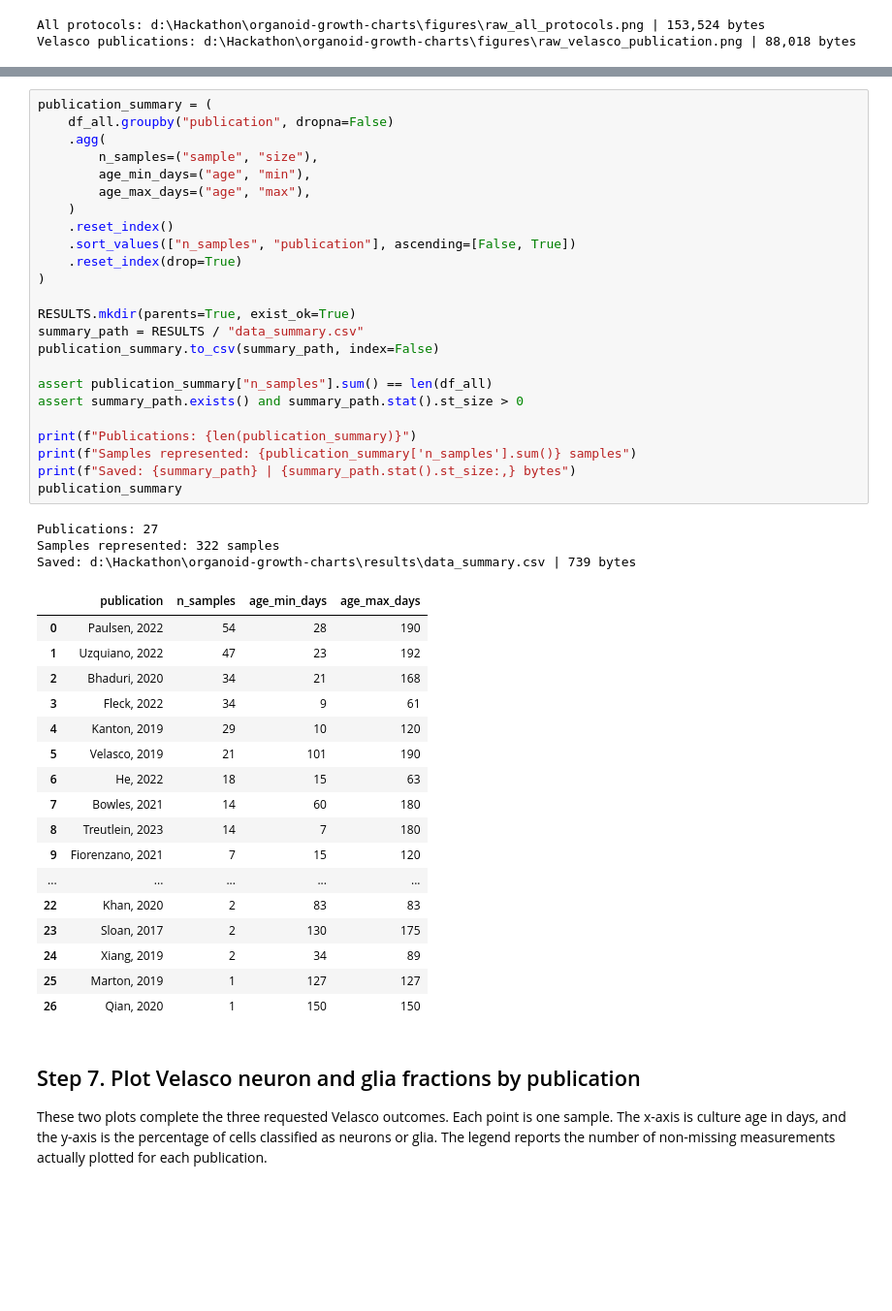
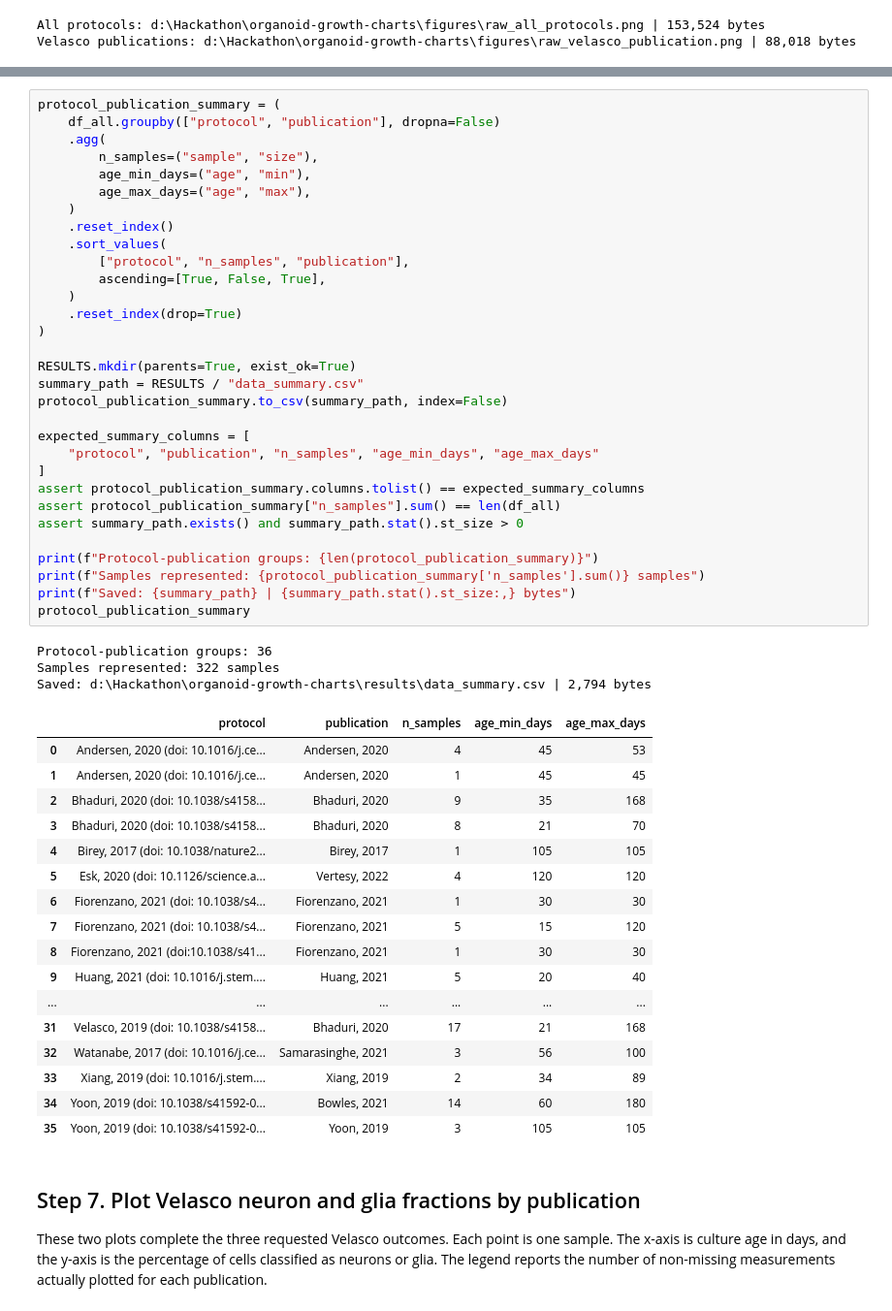
Before and after one commit to Liberty23513/organoid-growth-charts, a Jupyter notebook: notebooks/01_raw_plots.ipynb, the cells around one changed output, grey strips where cells are left out. Shown at 97% size. Cells and saved outputs as stored; diff of their text form; blank space fills up the shorter version.

Commit message:
Update A1 summary by protocol and publication

```diff
--- a/notebooks/01_raw_plots.ipynb
+++ b/notebooks/01_raw_plots.ipynb
@@ -207,48 +207,55 @@ This descriptive table uses all 322 samples. For each publication, it records th
 # %%
-publication_summary = (
-    df_all.groupby("publication", dropna=False)
+protocol_publication_summary = (
+    df_all.groupby(["protocol", "publication"], dropna=False)
     .agg(
         n_samples=("sample", "size"),
         age_min_days=("age", "min"),
         age_max_days=("age", "max"),
     )
     .reset_index()
-    .sort_values(["n_samples", "publication"], ascending=[False, True])
+    .sort_values(
+        ["protocol", "n_samples", "publication"],
+        ascending=[True, False, True],
+    )
     .reset_index(drop=True)
 )
 
 RESULTS.mkdir(parents=True, exist_ok=True)
 summary_path = RESULTS / "data_summary.csv"
-publication_summary.to_csv(summary_path, index=False)
+protocol_publication_summary.to_csv(summary_path, index=False)
 
-assert publication_summary["n_samples"].sum() == len(df_all)
+expected_summary_columns = [
+    "protocol", "publication", "n_samples", "age_min_days", "age_max_days"
+]
+assert protocol_publication_summary.columns.tolist() == expected_summary_columns
+assert protocol_publication_summary["n_samples"].sum() == len(df_all)
 assert summary_path.exists() and summary_path.stat().st_size > 0
 
-print(f"Publications: {len(publication_summary)}")
-print(f"Samples represented: {publication_summary['n_samples'].sum()} samples")
+print(f"Protocol-publication groups: {len(protocol_publication_summary)}")
+print(f"Samples represented: {protocol_publication_summary['n_samples'].sum()} samples")
 print(f"Saved: {summary_path} | {summary_path.stat().st_size:,} bytes")
-publication_summary
+protocol_publication_summary
 # %% [output]
-Publications: 27
+Protocol-publication groups: 36
 Samples represented: 322 samples
-Saved: d:\Hackathon\organoid-growth-charts\results\data_summary.csv | 739 bytes
+Saved: d:\Hackathon\organoid-growth-charts\results\data_summary.csv | 2,794 bytes
-|  | publication | n_samples | age_min_days | age_max_days |
-| 0 | Paulsen, 2022 | 54 | 28 | 190 |
-| 1 | Uzquiano, 2022 | 47 | 23 | 192 |
-| 2 | Bhaduri, 2020 | 34 | 21 | 168 |
-| 3 | Fleck, 2022 | 34 | 9 | 61 |
-| 4 | Kanton, 2019 | 29 | 10 | 120 |
-| 5 | Velasco, 2019 | 21 | 101 | 190 |
-| 6 | He, 2022 | 18 | 15 | 63 |
-| 7 | Bowles, 2021 | 14 | 60 | 180 |
-| 8 | Treutlein, 2023 | 14 | 7 | 180 |
-| 9 | Fiorenzano, 2021 | 7 | 15 | 120 |
-| ... | ... | ... | ... | ... |
-| 22 | Khan, 2020 | 2 | 83 | 83 |
-| 23 | Sloan, 2017 | 2 | 130 | 175 |
-| 24 | Xiang, 2019 | 2 | 34 | 89 |
-| 25 | Marton, 2019 | 1 | 127 | 127 |
-| 26 | Qian, 2020 | 1 | 150 | 150 |
+|  | protocol | publication | n_samples | age_min_days | age_max_days |
+| 0 | Andersen, 2020 (doi: 10.1016/j.ce... | Andersen, 2020 | 4 | 45 | 53 |
+| 1 | Andersen, 2020 (doi: 10.1016/j.ce... | Andersen, 2020 | 1 | 45 | 45 |
+| 2 | Bhaduri, 2020 (doi: 10.1038/s4158... | Bhaduri, 2020 | 9 | 35 | 168 |
+| 3 | Bhaduri, 2020 (doi: 10.1038/s4158... | Bhaduri, 2020 | 8 | 21 | 70 |
+| 4 | Birey, 2017 (doi: 10.1038/nature2... | Birey, 2017 | 1 | 105 | 105 |
+| 5 | Esk, 2020 (doi: 10.1126/science.a... | Vertesy, 2022 | 4 | 120 | 120 |
+| 6 | Fiorenzano, 2021 (doi: 10.1038/s4... | Fiorenzano, 2021 | 1 | 30 | 30 |
+| 7 | Fiorenzano, 2021 (doi: 10.1038/s4... | Fiorenzano, 2021 | 5 | 15 | 120 |
+| 8 | Fiorenzano, 2021 (doi:10.1038/s41... | Fiorenzano, 2021 | 1 | 30 | 30 |
+| 9 | Huang, 2021 (doi: 10.1016/j.stem.... | Huang, 2021 | 5 | 20 | 40 |
+| ... | ... | ... | ... | ... | ... |
+| 31 | Velasco, 2019 (doi: 10.1038/s4158... | Bhaduri, 2020 | 17 | 21 | 168 |
+| 32 | Watanabe, 2017 (doi: 10.1016/j.ce... | Samarasinghe, 2021 | 3 | 56 | 100 |
+| 33 | Xiang, 2019 (doi: 10.1016/j.stem.... | Xiang, 2019 | 2 | 34 | 89 |
+| 34 | Yoon, 2019 (doi: 10.1038/s41592-0... | Bowles, 2021 | 14 | 60 | 180 |
+| 35 | Yoon, 2019 (doi: 10.1038/s41592-0... | Yoon, 2019 | 3 | 105 | 105 |
 # %% [markdown]
 ## Step 7. Plot Velasco neuron and glia fractions by publication
 
```
Also changed, not shown: parts of 2 cells of this notebook, 1 other file.
